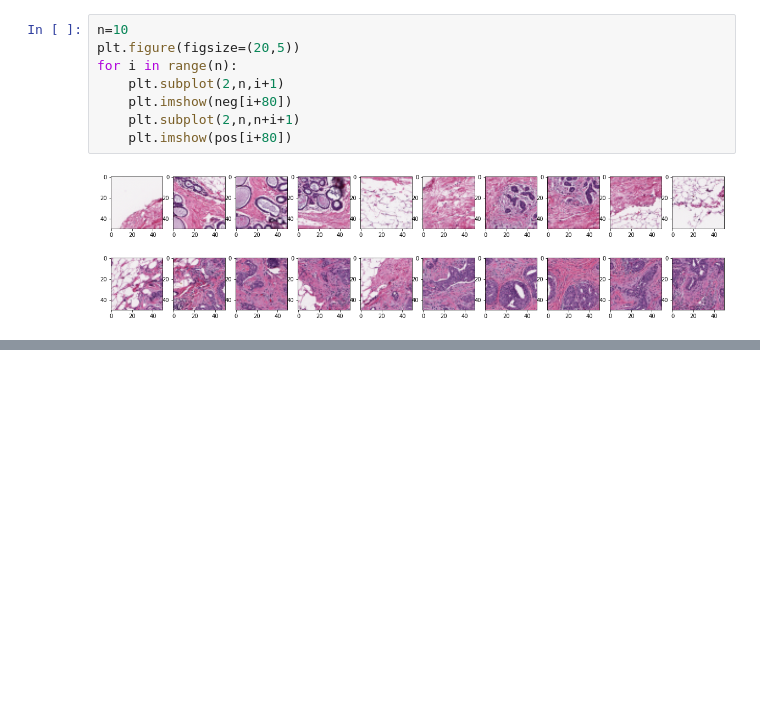
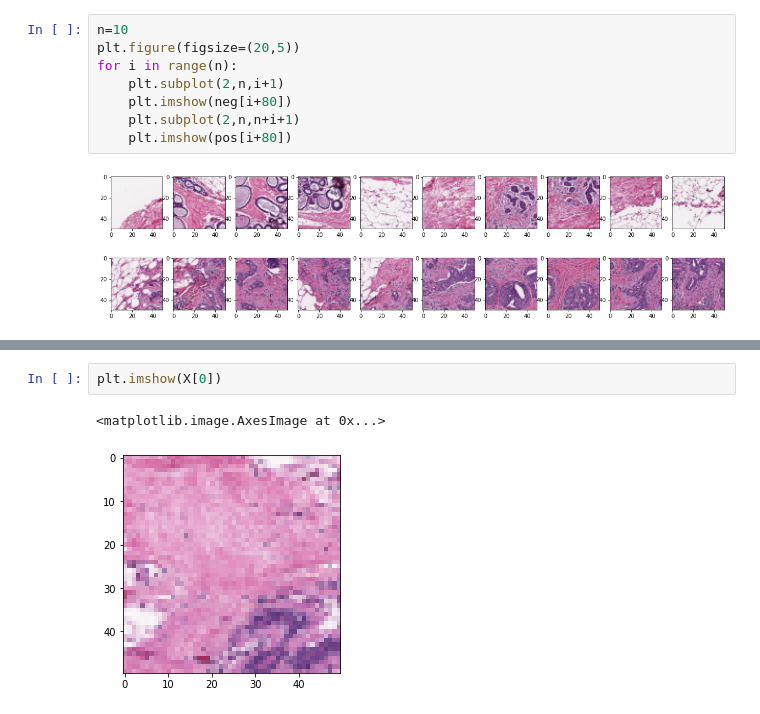
Before and after one commit to elizabeth-feldeverd/idc-backend, a Jupyter notebook: notebooks/idc.ipynb, the cells around one changed output, grey strips where cells are left out. Saved outputs shown, nothing was run; the diff lists cells and outputs as text; blank space fills up the shorter version.

```diff
--- a/notebooks/idc.ipynb
+++ b/notebooks/idc.ipynb
@@ -57,0 +103,5 @@ for i in range(n):
+# %%
+plt.imshow(X[0])
+# %% [output]
+<matplotlib.image.AxesImage at 0x...>
+[figure, added]
```
Also changed, not shown: parts of 16 cells of this notebook, 1 other file.
